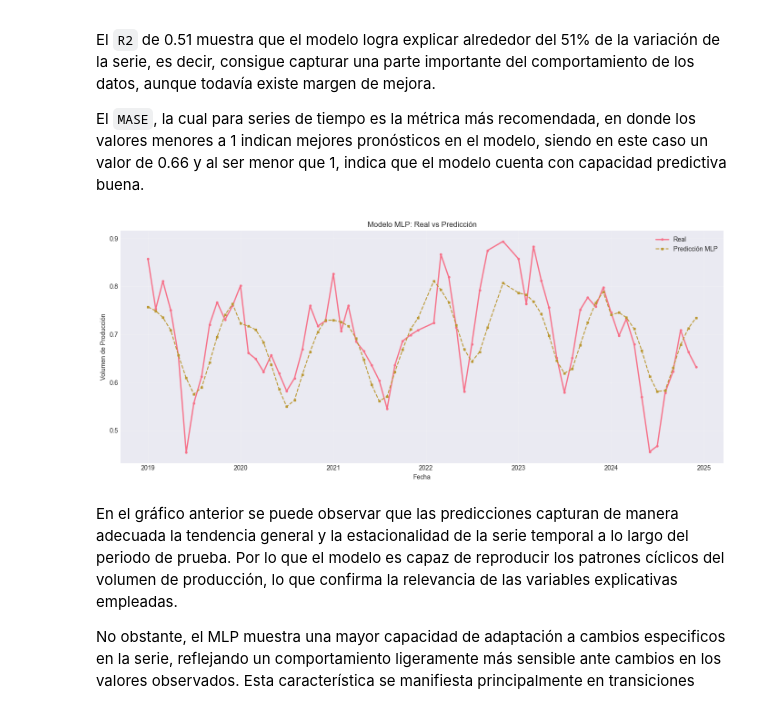
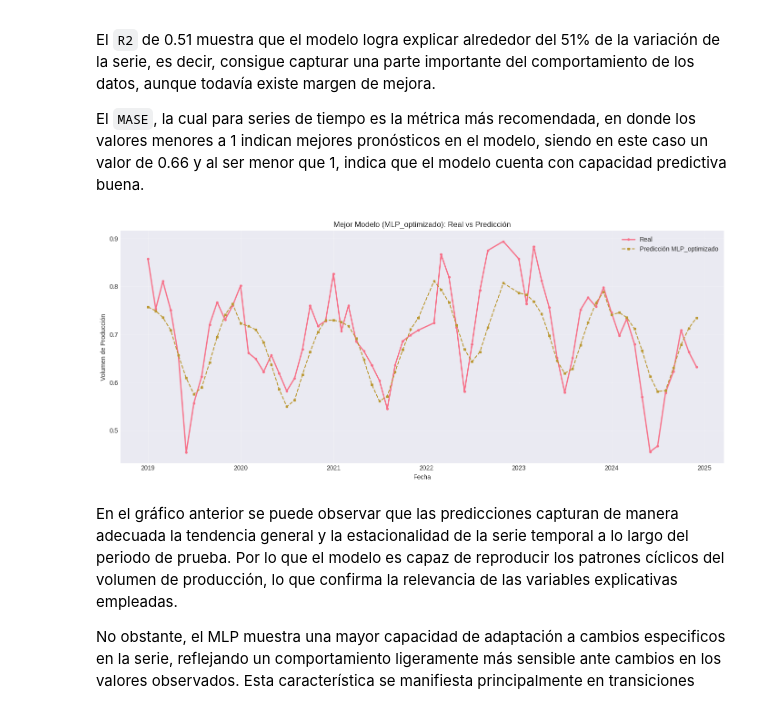
Before and after one commit to juan-pablo-lopez/tc5035-ene26-equipo29, a Jupyter notebook: Avance4.Equipo29.ipynb, the cells around one changed output. Drawn from its saved outputs; the diff is of its cells as text; code cells hidden in the pictures.

```diff
--- a/Avance4.Equipo29.ipynb
+++ b/Avance4.Equipo29.ipynb
@@ -1511,18 +1558,0 @@ Tiempo MLP: 0.245560884475708 segundos
-# %%
-# Métricas modelo
-metrics_mlp_optimizado = calculate_metrics(
-                                  y_test,
-                                  y_mlp_optimizado,
-                                  mase_denom,
-                                  model_name="MLP_optimizado"
-                              )
-
-# Guardar resultados
-resultados_modelos.append(metrics_mlp_optimizado)
-
-modelos_entrenados['MLP_optimizado'] = {
-    'modelo': mlp_model_optimizado,
-    'y_pred': y_mlp_optimizado
-}
-
-metrics_mlp_optimizado
@@ -1535,0 +1559,4 @@ metrics_mlp_optimizado
+# %%
+# Obtener el mejor
+mejor_mlp_nombre = df_rank.loc[df_rank["Score"].idxmin(), "Modelo"]
+mejor_mlp_nombre
@@ -1536,3 +1579,13 @@ metrics_mlp_optimizado
+# %%
+# Obtener modelo ganador
+modelo_final = modelos_entrenados[mejor_mlp_nombre]["modelo"]
+X_train_final = modelos_entrenados[mejor_mlp_nombre]["X_train"]
+
+# Predecir sobre el train con el que fue entrenado
+y_pred_train_mlp = modelo_final.predict(X_train_final)
+
+# Guardar predicción
+modelos_entrenados[mejor_mlp_nombre]["y_pred_train"] = y_pred_train_mlp
 # %% [markdown]
 Este modelo tiene un `MAE` de 0.0568, lo que significa que, en promedio, las predicciones se equivocan muy poco respecto al valor real, es decir, el error absoluto promedio es bajo.
 
@@ -1544,19 +1597,22 @@ El `R2` de 0.51 muestra que el modelo logra explicar alrededor del 51% de la var
 
 El `MASE`, la cual para series de tiempo es la métrica más recomendada, en donde los valores menores a 1 indican mejores pronósticos en el modelo, siendo en este caso un valor de 0.66 y al ser menor que 1, indica que el modelo cuenta con capacidad predictiva buena.
 # %%
-# Visualización: Modelo MLP
+# Obtener datos del mejor modelo
+y_test_final = modelos_entrenados[mejor_mlp_nombre]["y_test"]
+y_pred_test_final = modelos_entrenados[mejor_mlp_nombre]["y_pred_test"]
+# Visualización
 fig, ax = plt.subplots(figsize=(14, 6))
-ax.plot(y_test.index, y_test.values, label='Real', linewidth=2, marker='o', markersize=3)
-ax.plot(y_test.index, y_mlp_optimizado, label='Predicción MLP', linestyle='--', marker='s', markersize=3)
+ax.plot(y_test_final.index,y_test_final.values,label='Real',linewidth=2,marker='o',markersize=3)
+ax.plot(y_test_final.index,y_pred_test_final,label=f'Predicción {mejor_mlp_nombre}',linestyle='--',marker='s',markersize=3)
 ax.set_xlabel('Fecha')
 ax.set_ylabel('Volumen de Producción')
-ax.set_title('Modelo MLP: Real vs Predicción')
+ax.set_title(f'Mejor Modelo ({mejor_mlp_nombre}): Real vs Predicción')
 ax.legend()
 ax.grid(True, alpha=0.3)
 plt.tight_layout()
 plt.show()
 # %% [output]
-[figure, old version]
+[figure, new version]
 # %% [markdown]
 En el gráfico anterior se puede observar que las predicciones capturan de manera adecuada la tendencia general y la estacionalidad de la serie temporal a lo largo del periodo de prueba. Por lo que el modelo es capaz de reproducir los patrones cíclicos del volumen de producción, lo que confirma la relevancia de las variables explicativas empleadas.
 
```
Also changed, not shown: parts of 47 cells of this notebook.
